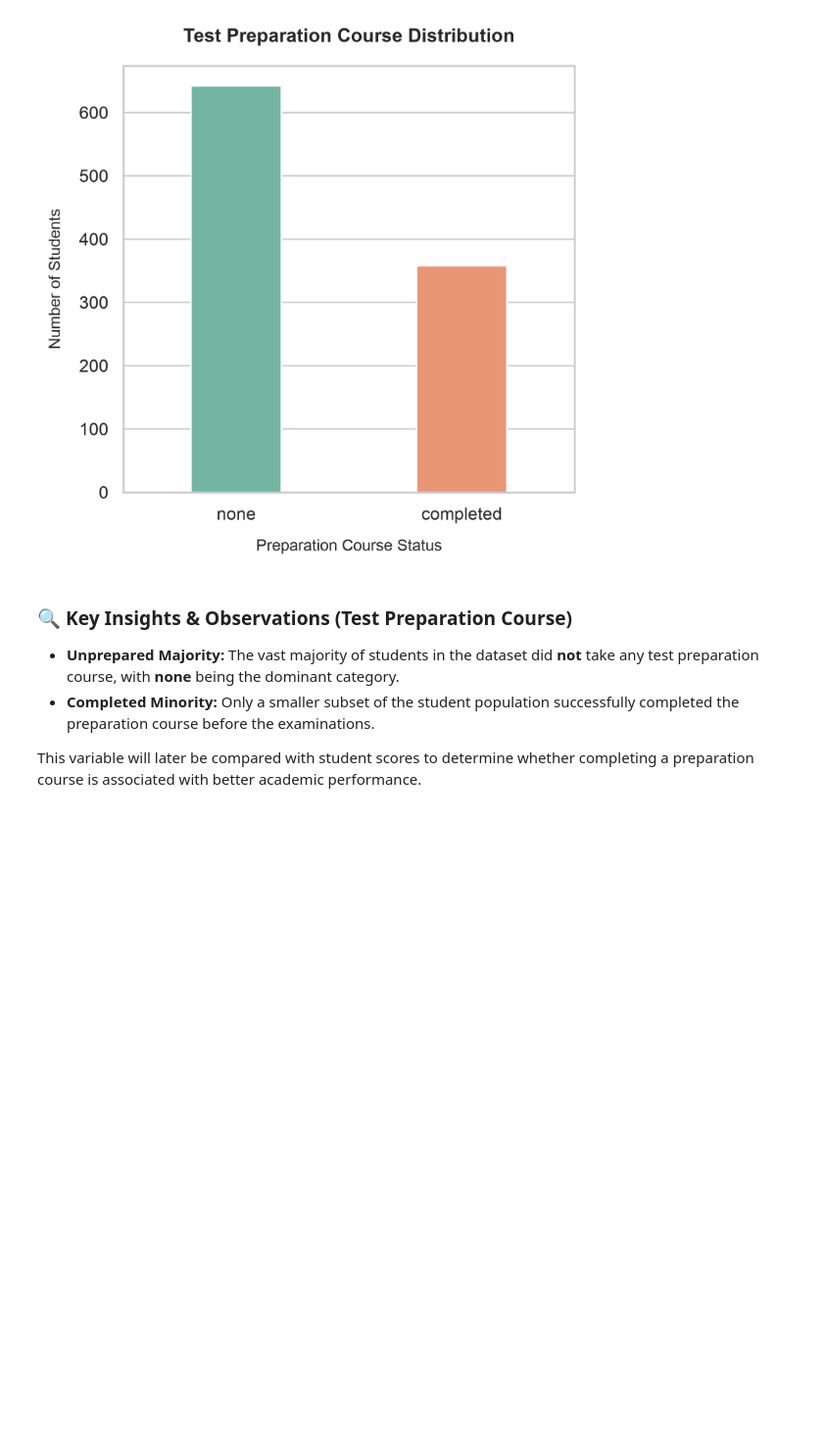
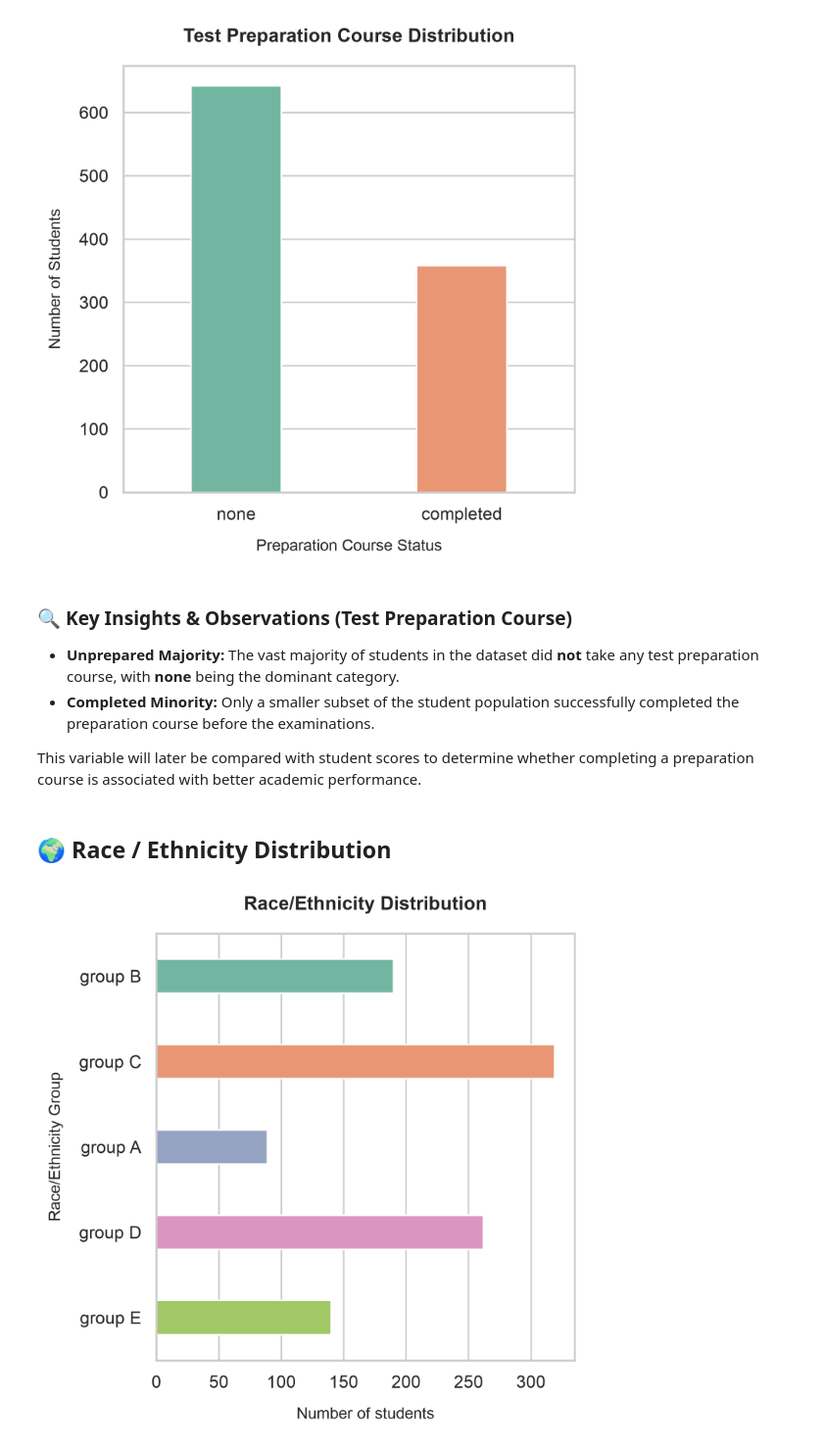
Before and after one commit to Pratyush-Guleria/data-analysis-projects, a Jupyter notebook: project-01-student-performance-analysis/notebooks/01_eda.ipynb, the cells around one changed output. Shown at 98% size. Saved outputs shown, nothing was run; the diff lists cells and outputs as text; code cells hidden in the pictures; blank space fills up the shorter version.

Commit message:
Analysis on Race/Ethnicity Groups

```diff
--- a/project-01-student-performance-analysis/notebooks/01_eda.ipynb
+++ b/project-01-student-performance-analysis/notebooks/01_eda.ipynb
@@ -191,3 +191,25 @@ plt.show()
 * **Completed Minority:** Only a smaller subset of the student population successfully completed the preparation course before the examinations.
 
 This variable will later be compared with student scores to determine whether completing a preparation course is associated with better academic performance.
+# %% [markdown]
+## 🌍 Race / Ethnicity Distribution
+# %%
+plt.figure(figsize=(5,5))
+
+sns.countplot(data = df,
+              y = "race/ethnicity",
+              hue = "race/ethnicity",
+              palette = "Set2",
+              legend = False,
+              width = 0.4,
+)
+plt.title("Race/Ethnicity Distribution", fontsize = 12, fontweight = "bold", pad = 15)
+
+plt.xlabel("Number of students", fontsize = 10, labelpad = 10)
+plt.ylabel("Race/Ethnicity Group", fontsize = 10, labelpad = 10)
+
+plt.tight_layout()
+plt.savefig("../images/race_ethnicity_distribution.png", dpi = 300, bbox_inches = "tight")
+plt.show()
+# %% [output]
+[figure, added]
```
Also changed, not shown: parts of 1 cell of this notebook.
